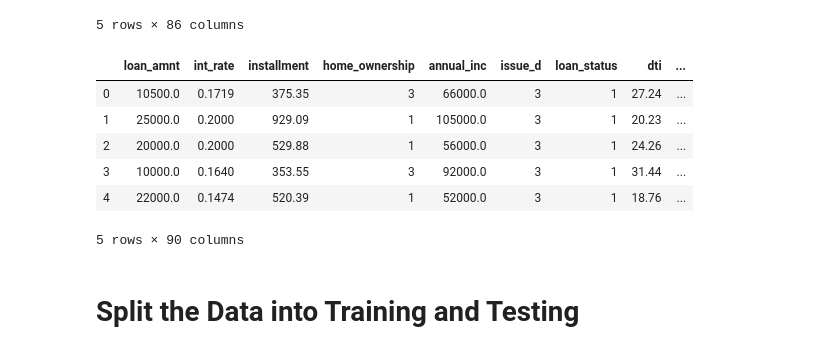
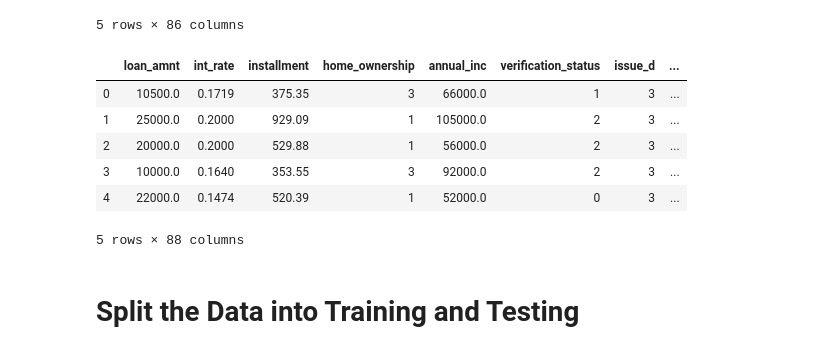
Before and after one commit to awanzek/machine_learning_homework, a Jupyter notebook: credit_risk_ensemble.ipynb, the cells around one changed output. Cells and saved outputs as stored; diff of their text form; code cells hidden in the pictures.

```diff
--- a/credit_risk_ensemble.ipynb
+++ b/credit_risk_ensemble.ipynb
@@ -134,15 +181,16 @@ df["loan_status"] = le.transform(df["loan_status"])
-# %%
-# Binary encoding using Pandas (multiple columns)
-df_binary_encoded = pd.get_dummies(df, columns=["verification_status","pymnt_plan", "initial_list_status", "application_type", "hardship_flag","debt_settlement_flag"])
-df_binary_encoded.head()
-# %% [output]
-|  | loan_amnt | int_rate | installment | home_ownership | annual_inc | issue_d | loan_status | dti | ... |
-| 0 | 10500.0 | 0.1719 | 375.35 | 3 | 66000.0 | 3 | 1 | 27.24 | ... |
-| 1 | 25000.0 | 0.2000 | 929.09 | 1 | 105000.0 | 3 | 1 | 20.23 | ... |
-| 2 | 20000.0 | 0.2000 | 529.88 | 1 | 56000.0 | 3 | 1 | 24.26 | ... |
-| 3 | 10000.0 | 0.1640 | 353.55 | 3 | 92000.0 | 3 | 1 | 31.44 | ... |
-| 4 | 22000.0 | 0.1474 | 520.39 | 1 | 52000.0 | 3 | 1 | 18.76 | ... |
-5 rows × 90 columns
+# %%
+# Binary encoding on the remaining columns in the object columns list/unique dictionary values 2 or less from above that haven't yet been converted to a int or float
+# once this is done all values will be int or float values no more objects
+df_binary_encoded = pd.get_dummies(df, columns=["pymnt_plan", "initial_list_status", "application_type", "hardship_flag","debt_settlement_flag"])
+df_binary_encoded.head()
+# %% [output]
+|  | loan_amnt | int_rate | installment | home_ownership | annual_inc | verification_status | issue_d | ... |
+| 0 | 10500.0 | 0.1719 | 375.35 | 3 | 66000.0 | 1 | 3 | ... |
+| 1 | 25000.0 | 0.2000 | 929.09 | 1 | 105000.0 | 2 | 3 | ... |
+| 2 | 20000.0 | 0.2000 | 529.88 | 1 | 56000.0 | 2 | 3 | ... |
+| 3 | 10000.0 | 0.1640 | 353.55 | 3 | 92000.0 | 2 | 3 | ... |
+| 4 | 22000.0 | 0.1474 | 520.39 | 1 | 52000.0 | 0 | 3 | ... |
+5 rows × 88 columns
 # %% [markdown]
 # Split the Data into Training and Testing
 # %%
```
Also changed, not shown: parts of 11 cells of this notebook, 1 other file.
